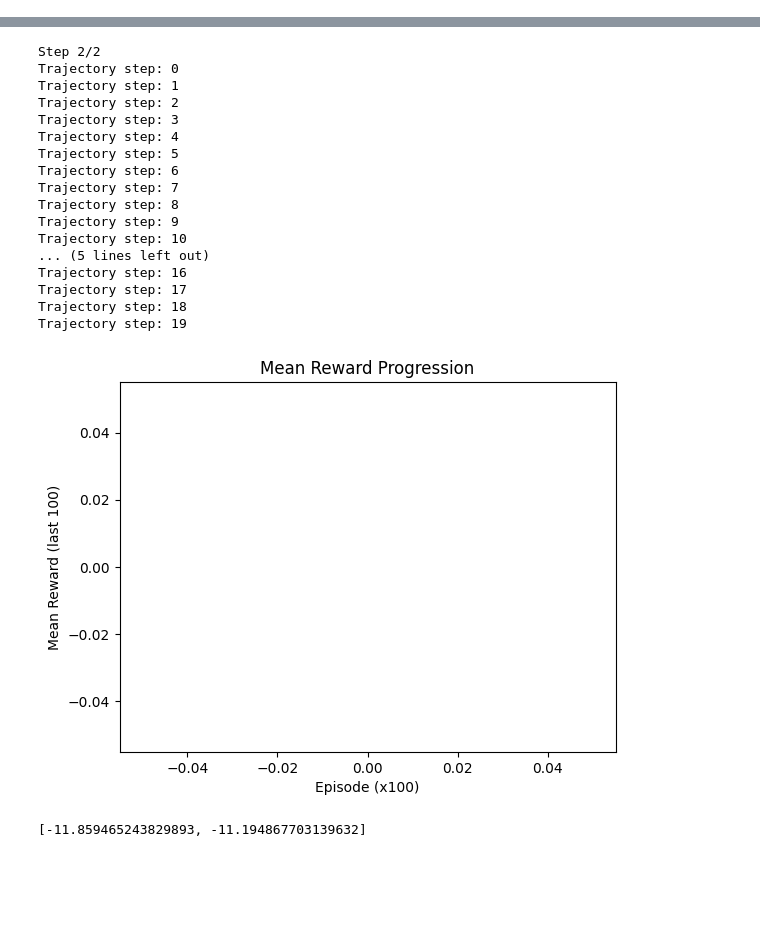
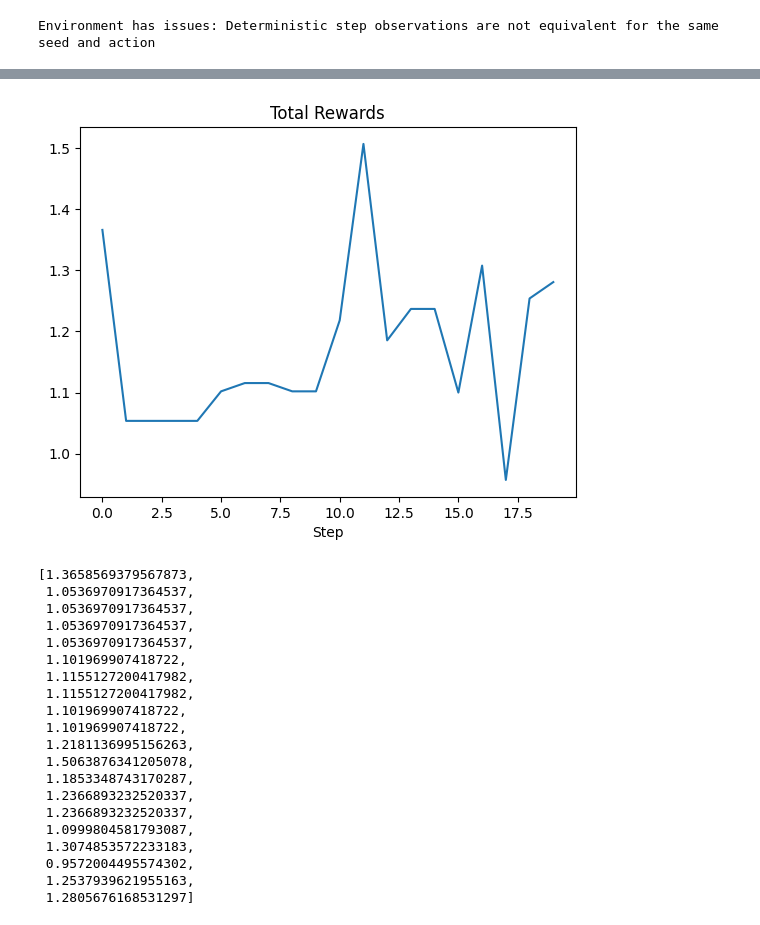
Before and after one commit to warisa-cmu/rl-meta-test, a Jupyter notebook: src/T06/run.ipynb, the cells around one changed output, grey strips where cells are left out. Saved outputs shown, nothing was run; the diff lists cells and outputs as text; code cells hidden in the pictures; blank space fills up the shorter version.

```diff
--- a/src/T06/run.ipynb
+++ b/src/T06/run.ipynb
@@ -188,7 +189,8 @@ kwargs = {
 }
 
 dimensions = len(distance) - 1 + vehicle[0]
-interval_it = 100
+interval_it = 10
+max_iteration = 100
 population_size = 100
 bounds = np.array([[0, 1]] * dimensions)
 F_rate = 0.5
@@ -208,6 +210,7 @@ vrp = VRPTW(
     vehicle=vehicle,
     percent_convergence_lookback_it=interval_it,
     solution_scale_factor=700,
+    max_iteration=max_iteration
 )
 # %%
 vrp.reset()
@@ -230,14 +233,16 @@ vrp.get_current_state()
 
 from gymnasium.utils.env_checker import check_env
 
-env = MetaEnv(vrp=vrp, interval_it=100)
+env = MetaEnv(vrp=vrp, interval_it=interval_it)
 
 # This will catch many common issues
-# try:
-#     check_env(env)
-#     print("Environment passes all checks!")
-# except Exception as e:
-#     print(f"Environment has issues: {e}")
+try:
+    check_env(env)
+    print("Environment passes all checks!")
+except Exception as e:
+    print(f"Environment has issues: {e}")
+# %% [output]
+Environment has issues: Deterministic step observations are not equivalent for the same seed and action
 # %%
 # env = MetaEnv(vrp=vrp, interval_it=100)
 
@@ -279,7 +282,7 @@ def sample_action(state):
     action = np.random.choice(n_actions, p=action_probs)
     return action
 # %%
-def generate_trajectory(env, n_steps=20):
+def generate_trajectory(env, n_steps=1000):
     """
     Play a session and genrate a trajectory
     returns: arrays of states, actions, rewards
@@ -291,7 +294,7 @@ def generate_trajectory(env, n_steps=20):
 
     # generate n_steps of trajectory:
     for t in range(n_steps):
-        print(f"Trajectory step: {t}")
+        # print(f"Trajectory step: {t}")
         # sample action based on action_probs
         a = sample_action(np.array([s]))
         next_state, r, done, _, _ = env.step(a)
@@ -357,9 +360,8 @@ def train_one_episode(states, actions, rewards, gamma=0.99, entropy_coef=1e-2):
 
     return np.sum(rewards)  # to show progress on training
 # %%
-total_steps = 2
+total_steps = 20
 total_rewards = []
-mean_rewards = []
 total_actions = []
 
 for i in range(total_steps):
@@ -368,18 +370,11 @@ for i in range(total_steps):
     reward = train_one_episode(states, actions, rewards)
     total_rewards.append(reward)
     total_actions.append(actions)
-    if i != 0 and i % 100 == 0:
-        mean_reward = np.mean(total_rewards[-100:-1])
-        mean_rewards.append(mean_reward)  # Store mean reward
-        print("mean reward:%.3f" % (mean_reward))
-        if mean_reward > 950:
-            break
 
 env.close()
 
-plt.plot(mean_rewards)
-plt.xlabel("Episode (x100)")
-plt.ylabel("Mean Reward (last 100)")
-plt.title("Mean Reward Progression")
+plt.plot(total_rewards)
+plt.xlabel("Step")
+plt.title("Total Rewards")
 plt.show()
 # %% [output]
@@ -403,25 +401,27 @@ Trajectory step: 19
-Step 2/2
-Trajectory step: 0
-Trajectory step: 1
-Trajectory step: 2
-Trajectory step: 3
-Trajectory step: 4
-Trajectory step: 5
-Trajectory step: 6
-Trajectory step: 7
-Trajectory step: 8
-Trajectory step: 9
-Trajectory step: 10
-... (5 lines left out)
-Trajectory step: 16
-Trajectory step: 17
-Trajectory step: 18
-Trajectory step: 19
-[figure, old version]
+[figure, new version]
 # %%
 total_rewards
 # %% [output]
-[-11.859465243829893, -11.194867703139632]
+[1.3658569379567873,
+ 1.0536970917364537,
+ 1.0536970917364537,
+ 1.0536970917364537,
+ 1.0536970917364537,
+ 1.101969907418722,
+ 1.1155127200417982,
+ 1.1155127200417982,
+ 1.101969907418722,
+ 1.101969907418722,
+ 1.2181136995156263,
+ 1.5063876341205078,
+ 1.1853348743170287,
+ 1.2366893232520337,
+ 1.2366893232520337,
+ 1.0999804581793087,
+ 1.3074853572233183,
+ 0.9572004495574302,
+ 1.2537939621955163,
+ 1.2805676168531297]
 # %%
 total_actions
 # %% [output]
```
Also changed, not shown: parts of 7 cells of this notebook, 1 other file.
